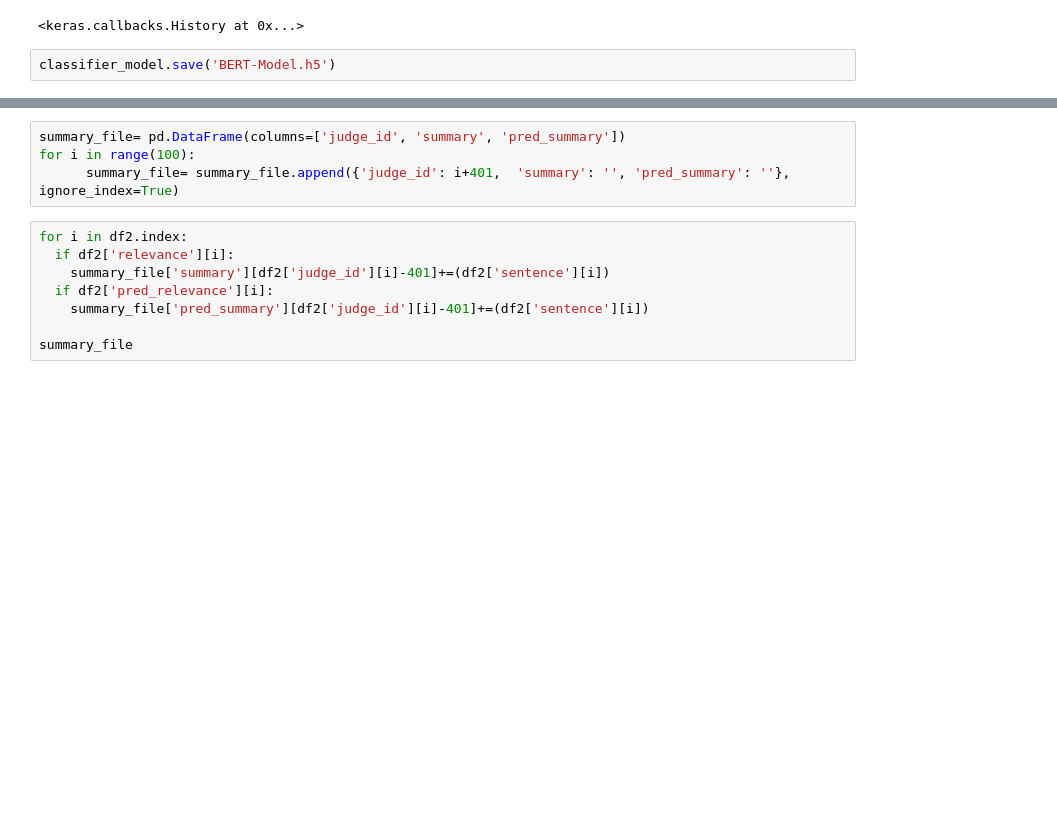
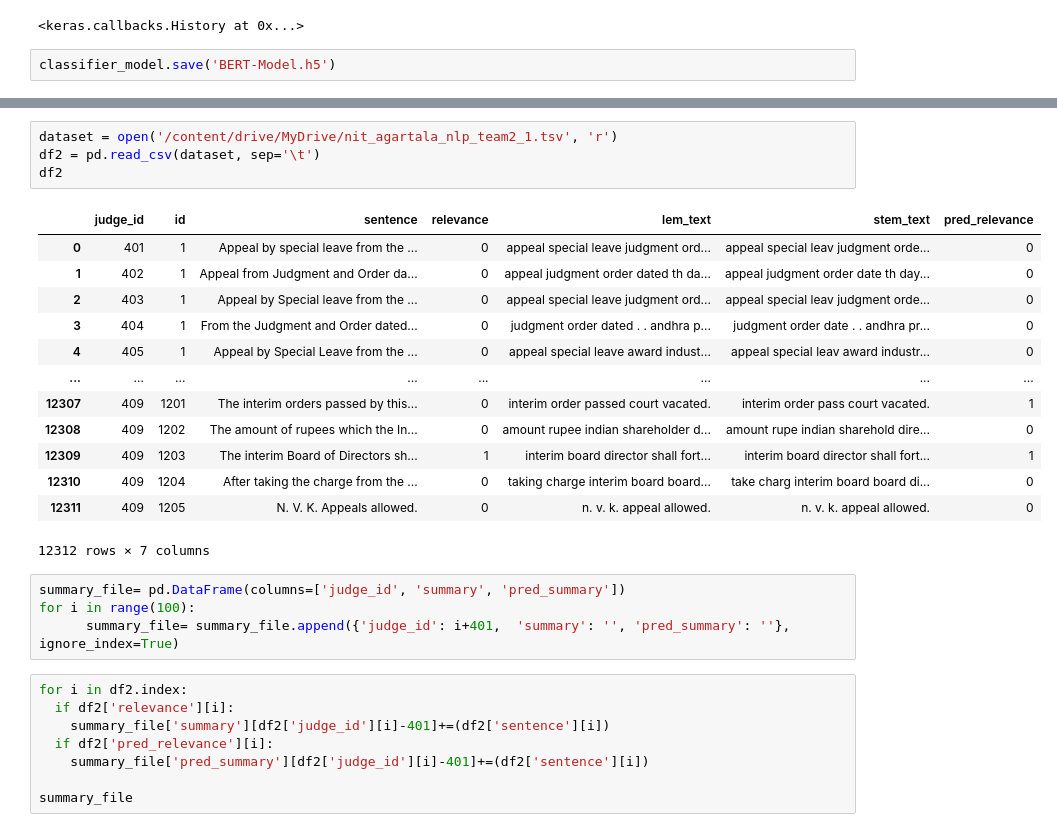
Before and after one commit to sidrusiya/AILA_KFolds, a Jupyter notebook: AILA_Task2.ipynb, the cells around one changed output, grey strips where cells are left out. Drawn from its saved outputs; the diff is of its cells as text; blank space fills up the shorter version.

```diff
--- a/AILA_Task2.ipynb
+++ b/AILA_Task2.ipynb
@@ -318,3 +314,21 @@ df2
+# %%
+dataset = open('/content/drive/MyDrive/nit_agartala_nlp_team2_1.tsv', 'r')
+df2 = pd.read_csv(dataset, sep='\t')
+df2
+# %% [output]
+|  | judge_id | id | sentence | relevance | lem_text | stem_text | pred_relevance |
+| 0 | 401 | 1 | Appeal by special leave from the ... | 0 | appeal special leave judgment ord... | appeal special leav judgment orde... | 0 |
+| 1 | 402 | 1 | Appeal from Judgment and Order da... | 0 | appeal judgment order dated th da... | appeal judgment order date th day... | 0 |
+| 2 | 403 | 1 | Appeal by Special leave from the ... | 0 | appeal special leave judgment ord... | appeal special leav judgment orde... | 0 |
+| 3 | 404 | 1 | From the Judgment and Order dated... | 0 | judgment order dated . . andhra p... | judgment order date . . andhra pr... | 0 |
+| 4 | 405 | 1 | Appeal by Special Leave from the ... | 0 | appeal special leave award indust... | appeal special leav award industr... | 0 |
+| ... | ... | ... | ... | ... | ... | ... | ... |
+| 12307 | 409 | 1201 | The interim orders passed by this... | 0 | interim order passed court vacated. | interim order pass court vacated. | 1 |
+| 12308 | 409 | 1202 | The amount of rupees which the In... | 0 | amount rupee indian shareholder d... | amount rupe indian sharehold dire... | 0 |
+| 12309 | 409 | 1203 | The interim Board of Directors sh... | 1 | interim board director shall fort... | interim board director shall fort... | 1 |
+| 12310 | 409 | 1204 | After taking the charge from the ... | 0 | taking charge interim board board... | take charg interim board board di... | 0 |
+| 12311 | 409 | 1205 | N. V. K. Appeals allowed. | 0 | n. v. k. appeal allowed. | n. v. k. appeal allowed. | 0 |
+12312 rows × 7 columns
 # %%
 summary_file= pd.DataFrame(columns=['judge_id', 'summary', 'pred_summary'])
 for i in range(100):
```
Also changed, not shown: parts of 15 cells of this notebook.
